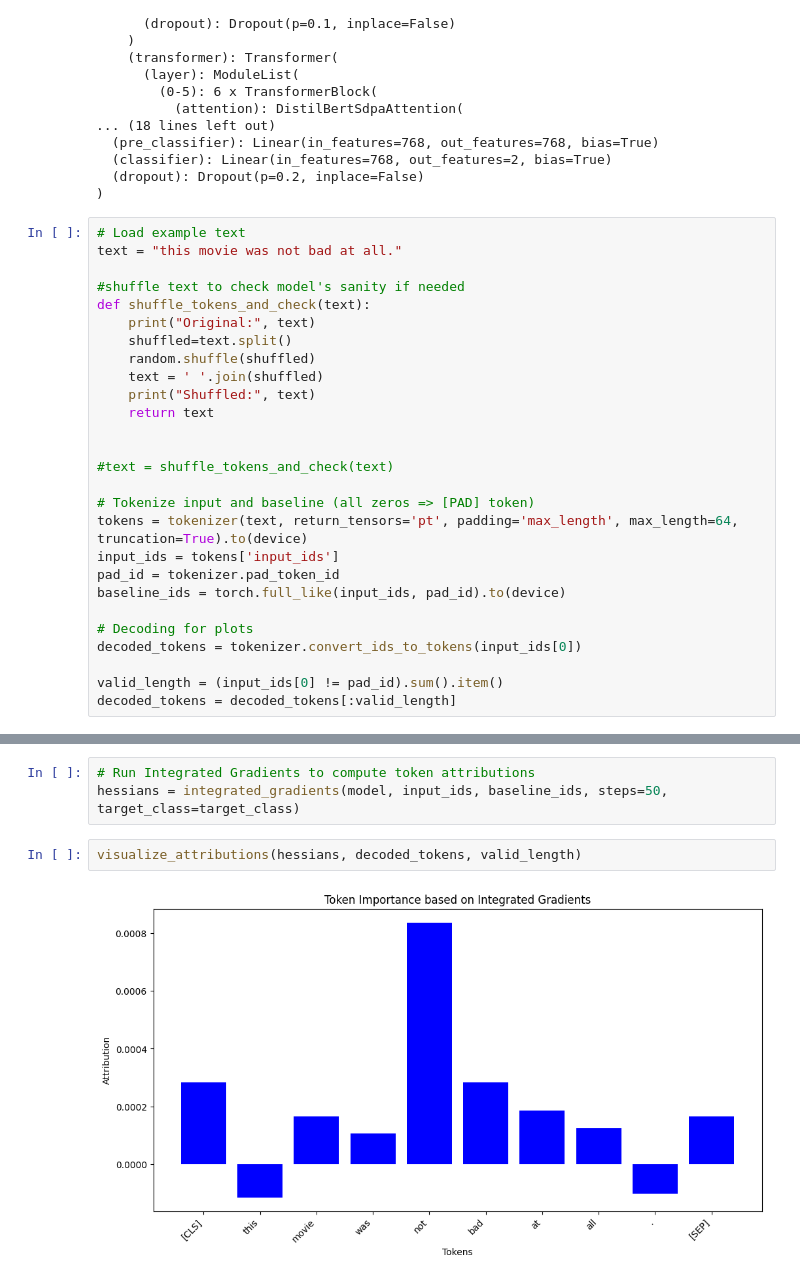
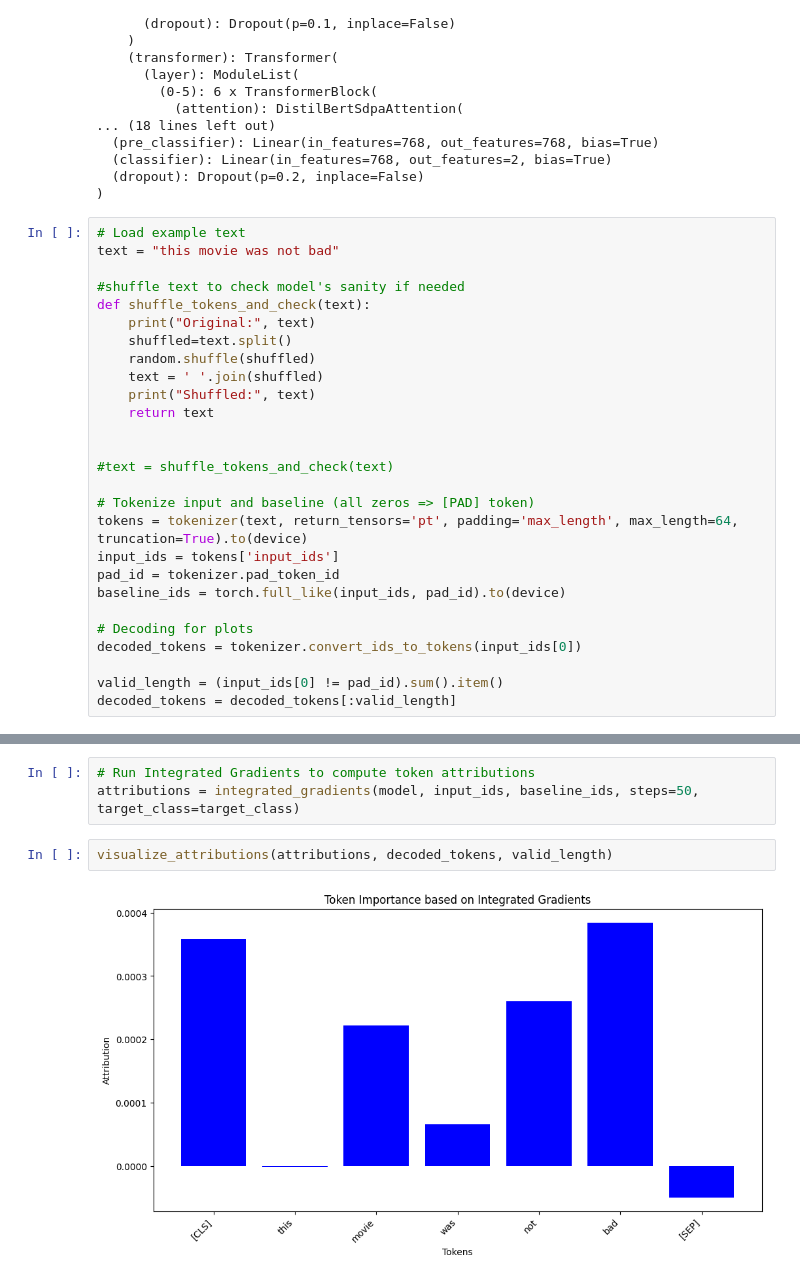
Before and after one commit to FORZpewpew/xai_integrated_hessians, a Jupyter notebook: examples/integrated_hessians_demo.ipynb, the cells around one changed output, grey strips where cells are left out. Saved outputs shown, nothing was run; the diff lists cells and outputs as text.

```diff
--- a/examples/integrated_hessians_demo.ipynb
+++ b/examples/integrated_hessians_demo.ipynb
@@ -40,7 +40,7 @@ DistilBertForSequenceClassification(
 )
 # %%
 # Load example text
-text = "this movie was not bad at all."
+text = "this movie was not bad"
 
 #shuffle text to check model's sanity if needed
 def shuffle_tokens_and_check(text):
@@ -79,8 +80,8 @@ Predicted class positive with confidence: 0.88
 # %%
 # Run Integrated Gradients to compute token attributions
-hessians = integrated_gradients(model, input_ids, baseline_ids, steps=50, target_class=target_class)
+attributions = integrated_gradients(model, input_ids, baseline_ids, steps=50, target_class=target_class)
 # %%
-visualize_attributions(hessians, decoded_tokens, valid_length)
+visualize_attributions(attributions, decoded_tokens, valid_length)
 # %% [output]
-[figure, old version]
+[figure, new version]
 # %%
```
Also changed, not shown: parts of 7 cells of this notebook, 3 other files.
